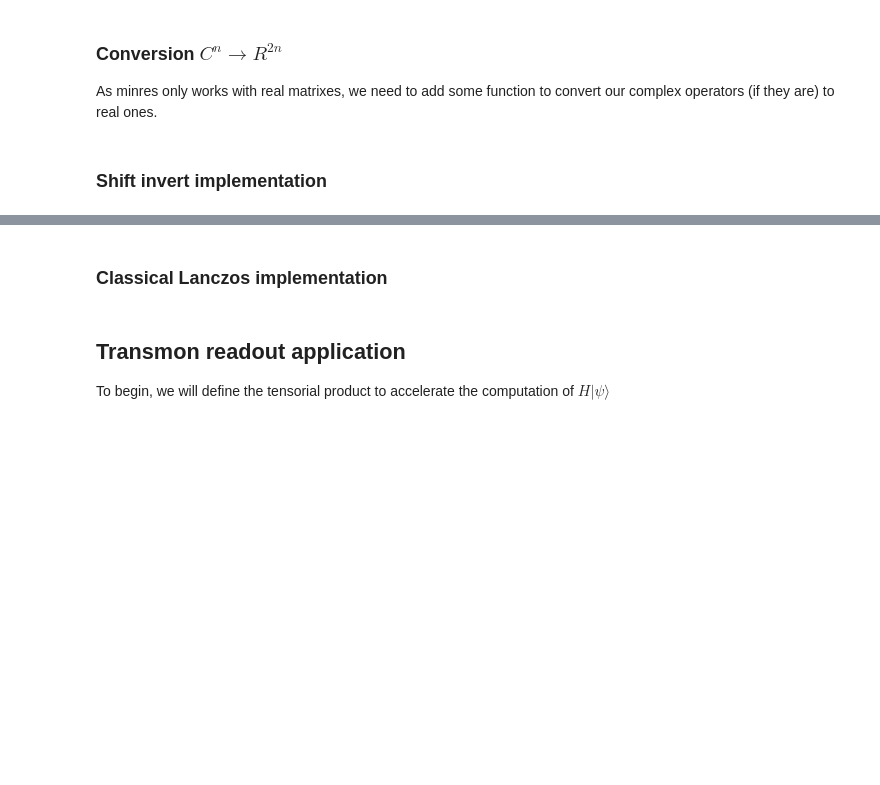
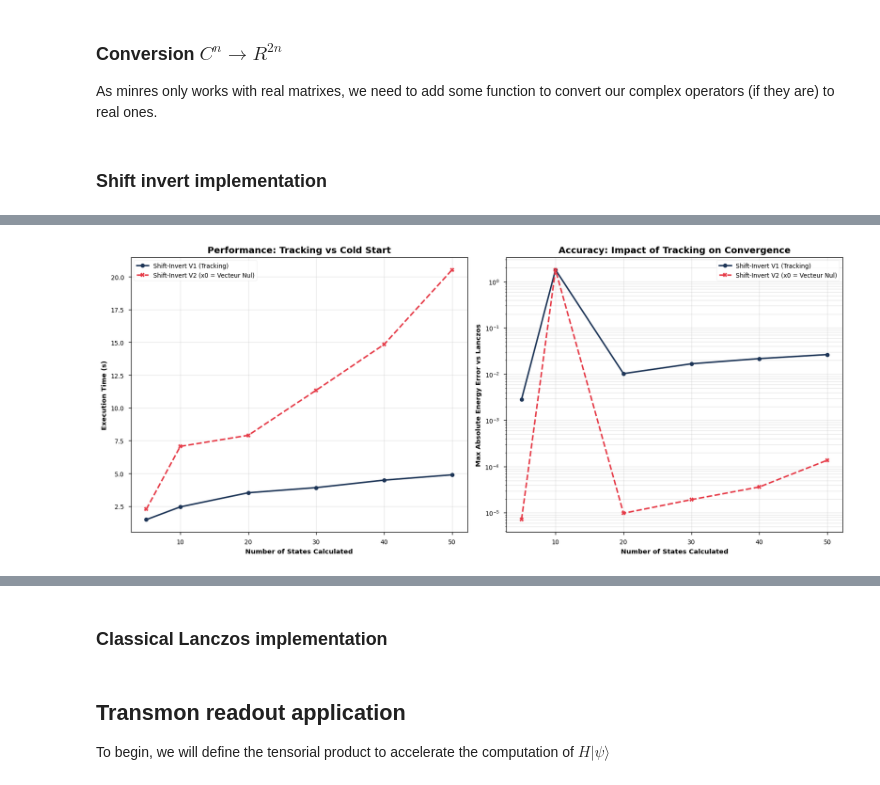
Before and after one commit to Grucciman/TR-Control, a Jupyter notebook: Internship/shift_invert.ipynb, the cells around one changed output, grey strips where cells are left out. Saved outputs shown, nothing was run; the diff lists cells and outputs as text; code cells hidden in the pictures; blank space fills up the shorter version.

```diff
--- a/Internship/shift_invert.ipynb
+++ b/Internship/shift_invert.ipynb
@@ -145,0 +234,92 @@ def shift_invert_step(H_op, E_guess, v_prev, tol=1e-8):
+# %%
+# --- 2. CONFIGURATION DU BENCHMARK ---
+# Paramètres du système (Tes valeurs)
+EJ_val = 30.0
+EC_T_val = 1.2
+EC_R_val = 0.01
+EL_R_val = 0.5
+n_transmon_keep = 50
+tol_val = 1e-8
+shift_val = 1e-6
+
+# Opérateurs
+ops_data = build_naked_operators_rotated(EJ_val, EC_T_val, n_transmon_keep, n_cut=1000, osc_cut=50)
+H_var_coupling_mat = lambda E_c: get_transmon_readout_matrix_explicit(ops_data, EC_R_val, EL_R_val, E_coupling=E_c)
+
+# Paramètres de boucle
+coupling_list = np.linspace(0.0, 0.03, 10, dtype=np.float64)
+n_states_list = [5, 10, 20, 30, 40, 50] # On s'arrête à 50
+
+# Stockage résultats
+times_si_track = []
+times_si_zero = []
+errors_track = []
+errors_zero = []
+
+print("Calcul de la RÉFÉRENCE Lanczos (une seule fois)...")
+E_ref_full, _ = get_values_Lanczos(H_var_coupling_mat, 50, coupling_list, tol=tol_val)
+
+print("Démarrage du benchmark comparatif...")
+
+# --- 3. EXÉCUTION ---
+for n_st in tqdm(n_states_list, desc="Benchmark SI vs SI2"):
+
+    # A. Shift-Invert VERSION 1 (Tracking)
+    # ------------------------------------
+    start = time.perf_counter()
+    E_si_1, _ = get_values_shift_invert_real(
+        H_var_coupling_mat, n_st, coupling_list, tol=tol_val, shift=shift_val
+    )
+    times_si_track.append(time.perf_counter() - start)
+
+    # Calcul erreur vs Lanczos
+    # Gestion des dimensions (Steps, Branches) ou (Branches, Steps)
+    if E_si_1.shape[0] != len(coupling_list): E_si_1 = E_si_1.T
+    # On compare sur les n_st premières branches
+    err_1 = np.max(np.abs(E_si_1 - E_ref_full[:, :n_st]))
+    errors_track.append(err_1)
+
+    # B. Shift-Invert VERSION 2 (x0 = Vecteur Nul)
+    # --------------------------------------------
+    start = time.perf_counter()
+    E_si_2, _ = get_values_shift_invert_real2(
+        H_var_coupling_mat, n_st, coupling_list, tol=tol_val, shift=shift_val
+    )
+    times_si_zero.append(time.perf_counter() - start)
+
+    if E_si_2.shape[0] != len(coupling_list): E_si_2 = E_si_2.T
+    err_2 = np.max(np.abs(E_si_2 - E_ref_full[:, :n_st]))
+    errors_zero.append(err_2)
+
+# --- 4. TRACÉ ---
+plt.style.use('seaborn-v0_8-paper')
+fig, (ax1, ax2) = plt.subplots(1, 2, figsize=(14, 6), dpi=120)
+
+# Graphique 1 : Temps de calcul
+ax1.plot(n_states_list, times_si_track, label='Shift-Invert V1 (Tracking)',
+         marker='o', color='#1D3557', linestyle='-', linewidth=2)
+ax1.plot(n_states_list, times_si_zero, label='Shift-Invert V2 (x0 = Vecteur Nul)',
+         marker='X', color='#E63946', linestyle='--', linewidth=2)
+
+ax1.set_xlabel('Number of States Calculated', fontweight='bold')
+ax1.set_ylabel('Execution Time (s)', fontweight='bold')
+ax1.set_title('Performance: Tracking vs Cold Start', fontsize=12, fontweight='bold')
+ax1.legend()
+ax1.grid(True, alpha=0.3)
+
+# Graphique 2 : Erreur Max par rapport à Lanczos
+ax2.plot(n_states_list, errors_track, label='Shift-Invert V1 (Tracking)',
+         marker='o', color='#1D3557', linewidth=2)
+ax2.plot(n_states_list, errors_zero, label='Shift-Invert V2 (x0 = Vecteur Nul)',
+         marker='X', color='#E63946', linestyle='--', linewidth=2)
+
+ax2.set_xlabel('Number of States Calculated', fontweight='bold')
+ax2.set_ylabel('Max Absolute Energy Error vs Lanczos', fontweight='bold')
+ax2.set_yscale('log') # Log scale critique ici
+ax2.set_title('Accuracy: Impact of Tracking on Convergence', fontsize=12, fontweight='bold')
+ax2.legend()
+ax2.grid(True, alpha=0.3, which='both')
+
+plt.tight_layout()
+plt.show()
+# %% [output]
@@ -146,3 +430,4 @@ def shift_invert_step(H_op, E_guess, v_prev, tol=1e-8):
+[figure, added]
 # %%
 # The function to determine the whole branch
 # param_list is the list of the different values on which we want to plot our hamiltonian
```
Also changed, not shown: parts of 18 cells of this notebook.
